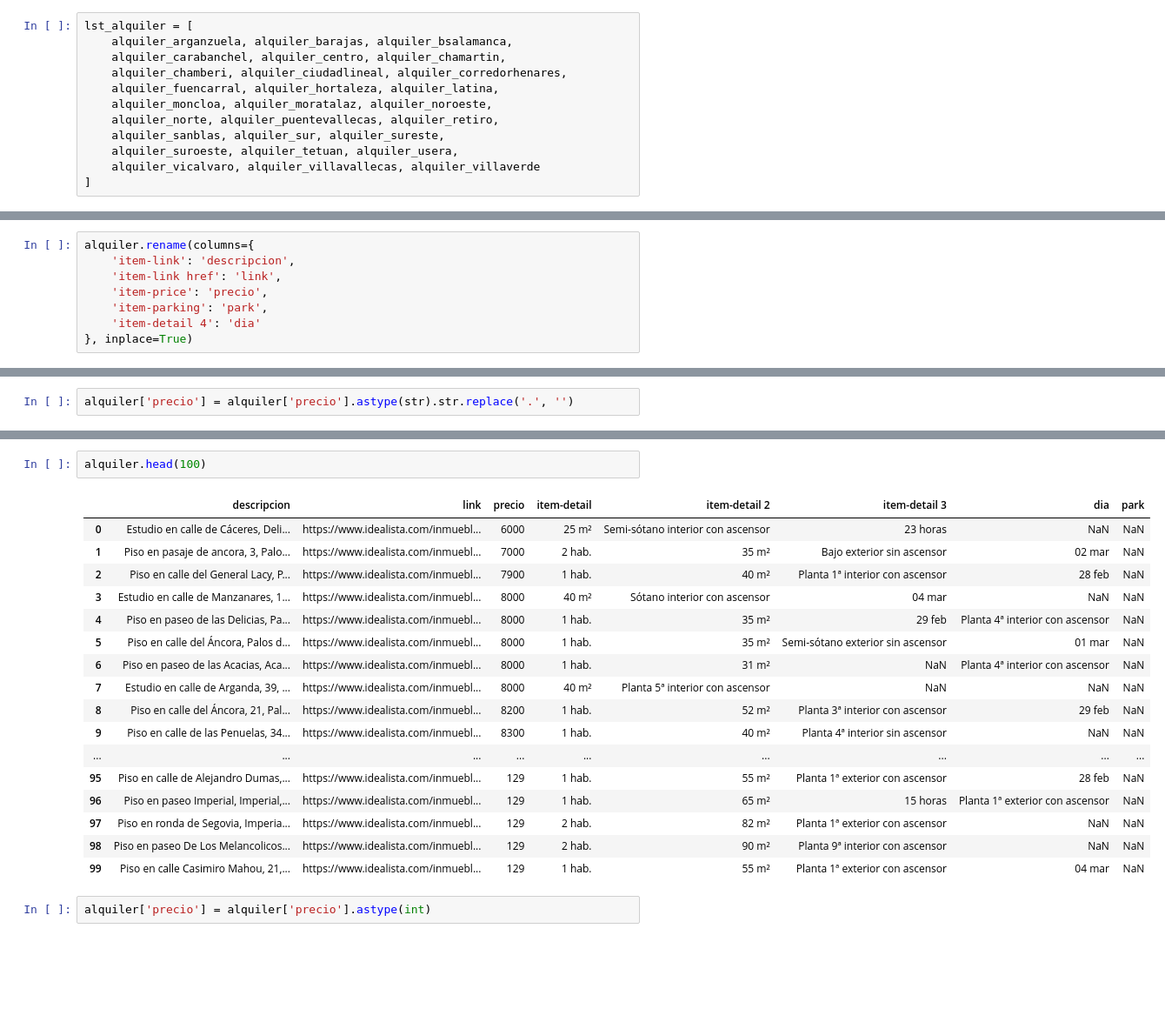
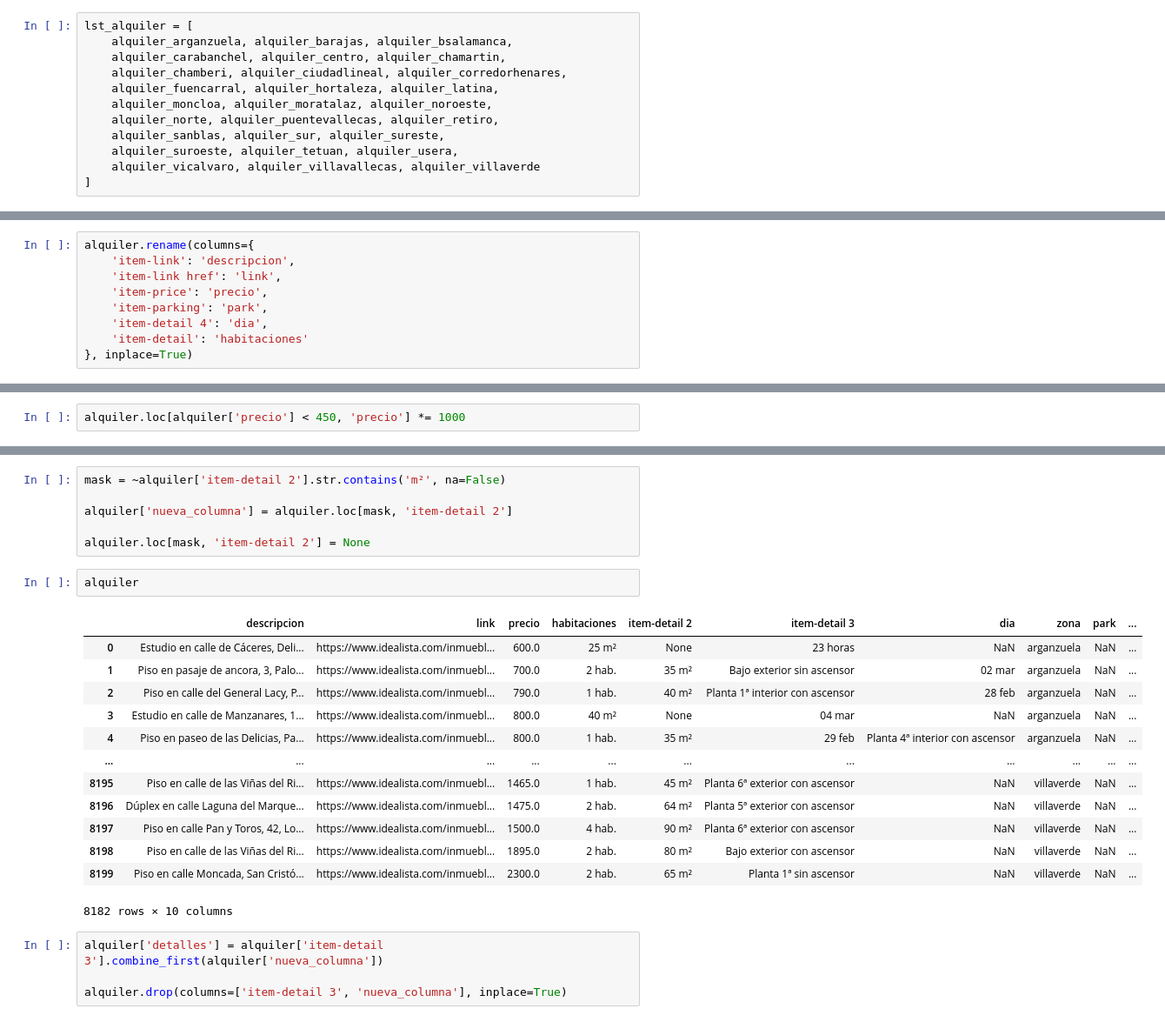
Before and after one commit to Gbau11/Analisis-de-la-vivienda-Idealista, a Jupyter notebook: jupyter/alquiler/limpieza_alquiler.ipynb, the cells around one changed output, grey strips where cells are left out. Shown: that part at 87% size. Saved outputs shown, nothing was run; the diff lists cells and outputs as text; blank space fills up the shorter version.

```diff
--- a/jupyter/alquiler/limpieza_alquiler.ipynb
+++ b/jupyter/alquiler/limpieza_alquiler.ipynb
@@ -170,5 +188,6 @@ alquiler.rename(columns={
     'item-link href': 'link',
     'item-price': 'precio',
     'item-parking': 'park',
-    'item-detail 4': 'dia'
+    'item-detail 4': 'dia',
+    'item-detail': 'habitaciones'
 }, inplace=True)
@@ -175,3 +228,5 @@ alquiler.rename(columns={
+# %%
+alquiler.loc[alquiler['precio'] < 450, 'precio'] *= 1000
 # %%
 alquiler.precio.describe()
 # %% [output]
@@ -198,3 +254 @@ park             7219
 dtype: int64
-# %%
-alquiler['precio'] = alquiler['precio'].astype(str).str.replace('.', '')
@@ -201,22 +275,26 @@ alquiler['precio'] = alquiler['precio'].astype(str).str.replace('.', '')
+# %%
+mask = ~alquiler['item-detail 2'].str.contains('m²', na=False)
+
+alquiler['nueva_columna'] = alquiler.loc[mask, 'item-detail 2']
+
+alquiler.loc[mask, 'item-detail 2'] = None
 # %%
-alquiler.head(100)
+alquiler
 # %% [output]
-|  | descripcion | link | precio | item-detail | item-detail 2 | item-detail 3 | dia | park |
-| 0 | Estudio en calle de Cáceres, Deli... | https://www.idealista.com/inmuebl... | 6000 | 25 m² | Semi-sótano interior con ascensor | 23 horas | NaN | NaN |
-| 1 | Piso en pasaje de ancora, 3, Palo... | https://www.idealista.com/inmuebl... | 7000 | 2 hab. | 35 m² | Bajo exterior sin ascensor | 02 mar | NaN |
-| 2 | Piso en calle del General Lacy, P... | https://www.idealista.com/inmuebl... | 7900 | 1 hab. | 40 m² | Planta 1ª interior con ascensor | 28 feb | NaN |
-| 3 | Estudio en calle de Manzanares, 1... | https://www.idealista.com/inmuebl... | 8000 | 40 m² | Sótano interior con ascensor | 04 mar | NaN | NaN |
-| 4 | Piso en paseo de las Delicias, Pa... | https://www.idealista.com/inmuebl... | 8000 | 1 hab. | 35 m² | 29 feb | Planta 4ª interior con ascensor | NaN |
-| 5 | Piso en calle del Áncora, Palos d... | https://www.idealista.com/inmuebl... | 8000 | 1 hab. | 35 m² | Semi-sótano exterior sin ascensor | 01 mar | NaN |
-| 6 | Piso en paseo de las Acacias, Aca... | https://www.idealista.com/inmuebl... | 8000 | 1 hab. | 31 m² | NaN | Planta 4ª interior con ascensor | NaN |
-| 7 | Estudio en calle de Arganda, 39, ... | https://www.idealista.com/inmuebl... | 8000 | 40 m² | Planta 5ª interior con ascensor | NaN | NaN | NaN |
-| 8 | Piso en calle del Áncora, 21, Pal... | https://www.idealista.com/inmuebl... | 8200 | 1 hab. | 52 m² | Planta 3ª interior con ascensor | 29 feb | NaN |
-| 9 | Piso en calle de las Penuelas, 34... | https://www.idealista.com/inmuebl... | 8300 | 1 hab. | 40 m² | Planta 4ª interior sin ascensor | NaN | NaN |
-| ... | ... | ... | ... | ... | ... | ... | ... | ... |
-| 95 | Piso en calle de Alejandro Dumas,... | https://www.idealista.com/inmuebl... | 129 | 1 hab. | 55 m² | Planta 1ª exterior con ascensor | 28 feb | NaN |
-| 96 | Piso en paseo Imperial, Imperial,... | https://www.idealista.com/inmuebl... | 129 | 1 hab. | 65 m² | 15 horas | Planta 1ª exterior con ascensor | NaN |
-| 97 | Piso en ronda de Segovia, Imperia... | https://www.idealista.com/inmuebl... | 129 | 2 hab. | 82 m² | Planta 1ª exterior con ascensor | NaN | NaN |
-| 98 | Piso en paseo De Los Melancolicos... | https://www.idealista.com/inmuebl... | 129 | 2 hab. | 90 m² | Planta 9ª interior con ascensor | NaN | NaN |
-| 99 | Piso en calle Casimiro Mahou, 21,... | https://www.idealista.com/inmuebl... | 129 | 1 hab. | 55 m² | Planta 1ª exterior con ascensor | 04 mar | NaN |
+|  | descripcion | link | precio | habitaciones | item-detail 2 | item-detail 3 | dia | zona | park | ... |
+| 0 | Estudio en calle de Cáceres, Deli... | https://www.idealista.com/inmuebl... | 600.0 | 25 m² | None | 23 horas | NaN | arganzuela | NaN | ... |
+| 1 | Piso en pasaje de ancora, 3, Palo... | https://www.idealista.com/inmuebl... | 700.0 | 2 hab. | 35 m² | Bajo exterior sin ascensor | 02 mar | arganzuela | NaN | ... |
+| 2 | Piso en calle del General Lacy, P... | https://www.idealista.com/inmuebl... | 790.0 | 1 hab. | 40 m² | Planta 1ª interior con ascensor | 28 feb | arganzuela | NaN | ... |
+| 3 | Estudio en calle de Manzanares, 1... | https://www.idealista.com/inmuebl... | 800.0 | 40 m² | None | 04 mar | NaN | arganzuela | NaN | ... |
+| 4 | Piso en paseo de las Delicias, Pa... | https://www.idealista.com/inmuebl... | 800.0 | 1 hab. | 35 m² | 29 feb | Planta 4ª interior con ascensor | arganzuela | NaN | ... |
+| ... | ... | ... | ... | ... | ... | ... | ... | ... | ... | ... |
+| 8195 | Piso en calle de las Viñas del Ri... | https://www.idealista.com/inmuebl... | 1465.0 | 1 hab. | 45 m² | Planta 6ª exterior con ascensor | NaN | villaverde | NaN | ... |
+| 8196 | Dúplex en calle Laguna del Marque... | https://www.idealista.com/inmuebl... | 1475.0 | 2 hab. | 64 m² | Planta 5ª exterior con ascensor | NaN | villaverde | NaN | ... |
+| 8197 | Piso en calle Pan y Toros, 42, Lo... | https://www.idealista.com/inmuebl... | 1500.0 | 4 hab. | 90 m² | Planta 6ª exterior con ascensor | NaN | villaverde | NaN | ... |
+| 8198 | Piso en calle de las Viñas del Ri... | https://www.idealista.com/inmuebl... | 1895.0 | 2 hab. | 80 m² | Bajo exterior con ascensor | NaN | villaverde | NaN | ... |
+| 8199 | Piso en calle Moncada, San Cristó... | https://www.idealista.com/inmuebl... | 2300.0 | 2 hab. | 65 m² | Planta 1ª sin ascensor | NaN | villaverde | NaN | ... |
+8182 rows × 10 columns
-# %%
-alquiler['precio'] = alquiler['precio'].astype(int)
+# %%
+alquiler['detalles'] = alquiler['item-detail 3'].combine_first(alquiler['nueva_columna'])
+
+alquiler.drop(columns=['item-detail 3', 'nueva_columna'], inplace=True)
```
Also changed, not shown: parts of 43 cells of this notebook, 1 other file.
